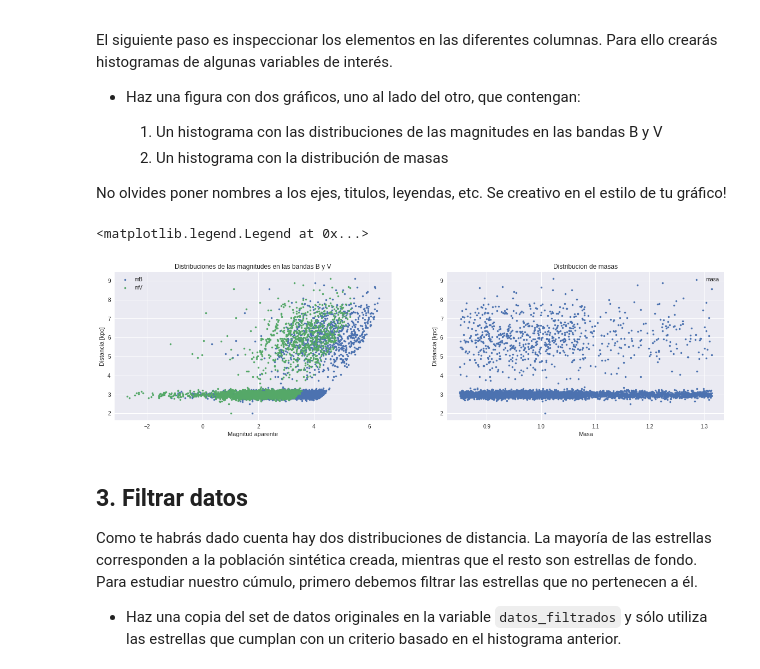
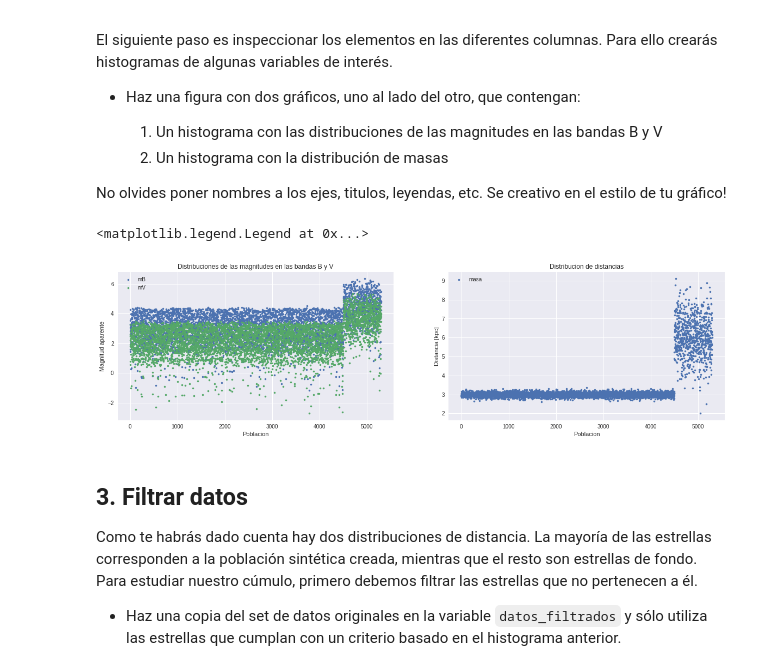
Before and after one commit to diegocorderoa/minitarea2, a Jupyter notebook: minitarea2.ipynb, the cells around one changed output. Drawn from its saved outputs; the diff is of its cells as text; code cells hidden in the pictures.

```diff
--- a/minitarea2.ipynb
+++ b/minitarea2.ipynb
@@ -75,27 +75,27 @@ No olvides poner nombres a los ejes, titulos, leyendas, etc. Se creativo en el e
 # %%
 #Plotear histogramas de cada columna
 
 import matplotlib.pyplot as plt
 %matplotlib inline
 
 fig, ax = plt.subplots(figsize = (20,5), ncols = 2)
 
-ax[0].plot(datos[:,0], datos[:,6],'.', label ='mB')
-ax[0].plot(datos[:,1], datos[:,6],'.', label ='mV')
+ax[0].plot(datos[:,0], '.', label ='mB')
+ax[0].plot(datos[:,1], '.', label ='mV')
 ax[0].set_title('Distribuciones de las magnitudes en las bandas B y V')
-ax[0].set_xlabel('Magnitud aparente')
-ax[0].set_ylabel('Distancia [kpc]')
+ax[0].set_xlabel('Poblacion')
+ax[0].set_ylabel('Magnitud aparente')
 ax[0].legend()
 
 
-ax[1].plot(datos[:,5], datos[:,6],'.', label ='masa')
-ax[1].set_title('Distribucion de masas')
-ax[1].set_xlabel('Masa')
+ax[1].plot(datos[:,6], '.', label ='masa')
+ax[1].set_title('Distribucion de distancias')
+ax[1].set_xlabel('Poblacion')
 ax[1].set_ylabel('Distancia [kpc]')
 ax[1].legend()
 # %% [output]
 <matplotlib.legend.Legend at 0x...>
-[figure, old version]
+[figure, new version]
 # %% [markdown]
 ## 3. Filtrar datos
 
```
Also changed, not shown: parts of 5 cells of this notebook.
